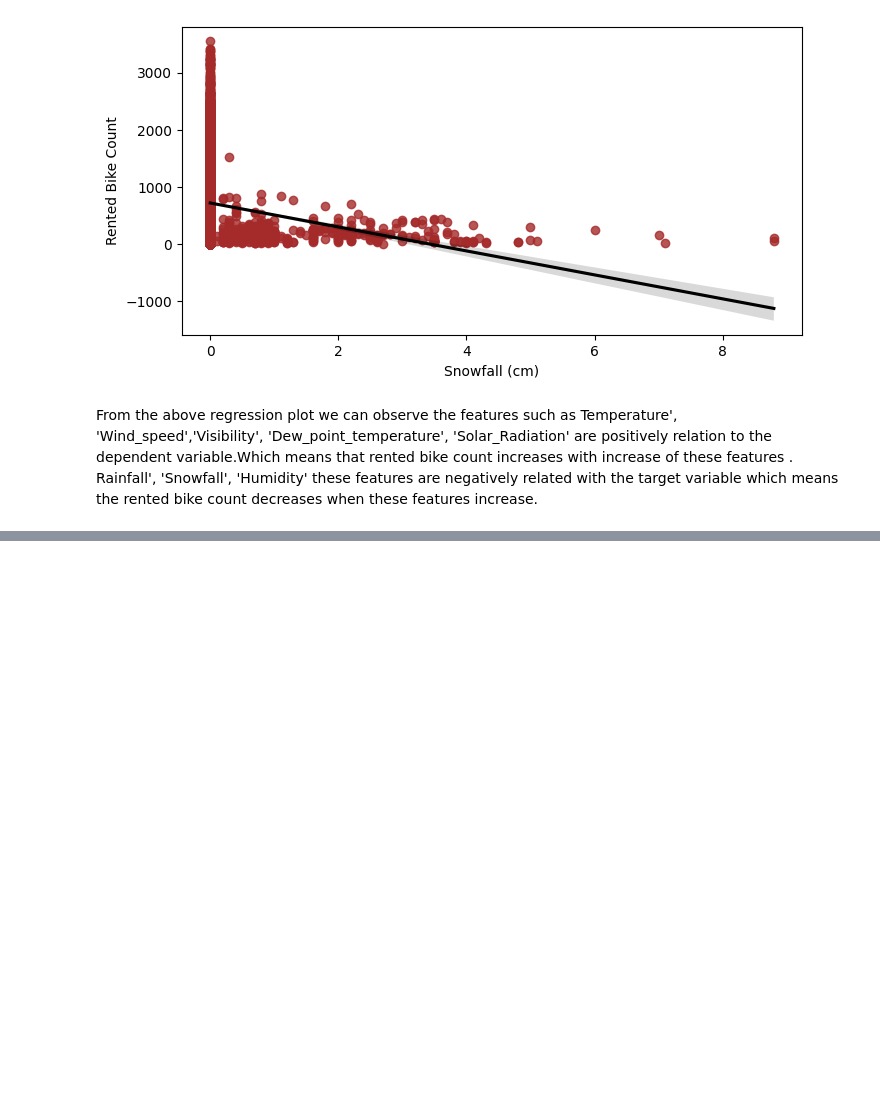
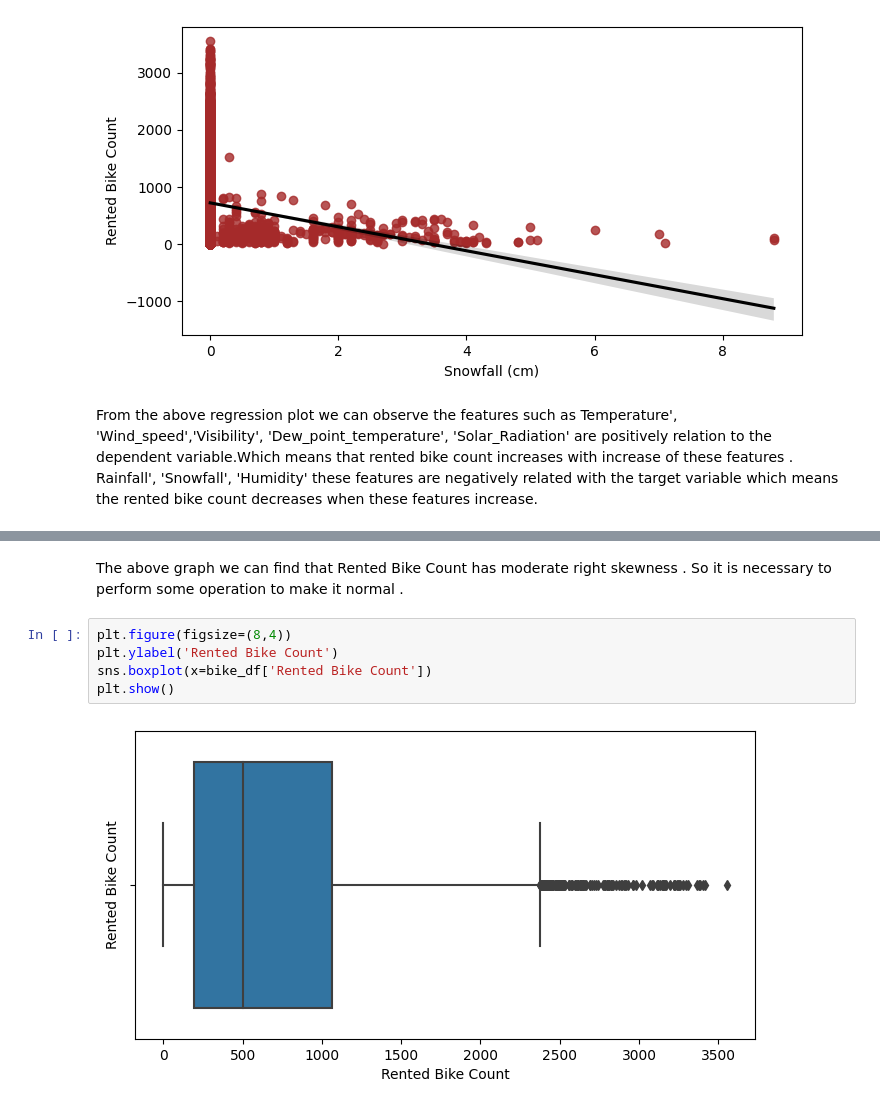
Before and after one commit to mrjupitercairo/BikeSharing, a Jupyter notebook: Capstone_Project.ipynb, the cells around one changed output, grey strips where cells are left out. Cells and saved outputs as stored; diff of their text form; blank space fills up the shorter version.

```diff
--- a/Capstone_Project.ipynb
+++ b/Capstone_Project.ipynb
@@ -432,0 +445,9 @@ From the above regression plot we can observe the features such as  Temperature'
+# %% [markdown]
+The above graph we can find that Rented Bike Count has moderate right skewness . So it is necessary to perform some operation to make it normal .
+# %%
+plt.figure(figsize=(8,4))
+plt.ylabel('Rented Bike Count')
+sns.boxplot(x=bike_df['Rented Bike Count'])
+plt.show()
+# %% [output]
+[figure, added]
```
Also changed, not shown: parts of 9 cells of this notebook.
